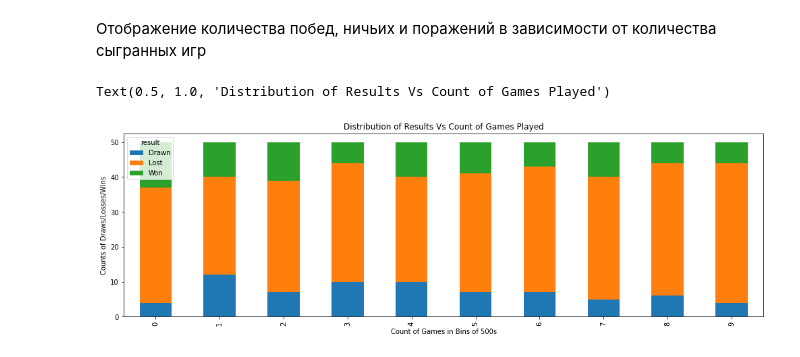
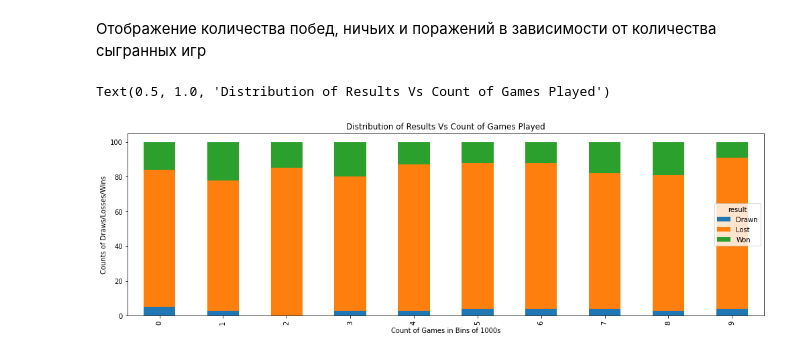
Before and after one commit to kakureru/ISIT, a Jupyter notebook: Tic_Tac_Toe.ipynb, the cells around one changed output. Drawn from its saved outputs; the diff is of its cells as text; code cells hidden in the pictures.

```diff
--- a/Tic_Tac_Toe.ipynb
+++ b/Tic_Tac_Toe.ipynb
@@ -439,7 +439,7 @@ data_for_graph=pd.DataFrame()
 
 mode_list=["Easy","Hard"]
 
-while(game_counter<=500):
+while(game_counter<=1000):
     mode_selected=np.random.choice(mode_list, 1, p=[0.5,0.5])
     model,y,result=train(model,mode=mode_selected[0],print_progress=False)
     data_for_graph=data_for_graph.append({"game_counter":game_counter,"result":result},ignore_index=True)
@@ -450,13 +450,13 @@ while(game_counter<=500):
 # %% [markdown]
 Отображение количества побед, ничьих и поражений в зависимости от количества сыгранных игр
 # %%
-bins = np.arange(1, game_counter/50) * 50
+bins = np.arange(1, game_counter/100) * 100
 data_for_graph['game_counter_bins'] = np.digitize(data_for_graph["game_counter"], bins, right=True)
 counts = data_for_graph.groupby(['game_counter_bins', 'result']).game_counter.count().unstack()
 ax=counts.plot(kind='bar', stacked=True,figsize=(17,5))
-ax.set_xlabel("Count of Games in Bins of 500s")
+ax.set_xlabel("Count of Games in Bins of 1000s")
 ax.set_ylabel("Counts of Draws/Losses/Wins")
 ax.set_title('Distribution of Results Vs Count of Games Played')
 # %% [output]
 Text(0.5, 1.0, 'Distribution of Results Vs Count of Games Played')
-[figure, old version]
+[figure, new version]
```
Also changed, not shown: parts of 2 cells of this notebook.
